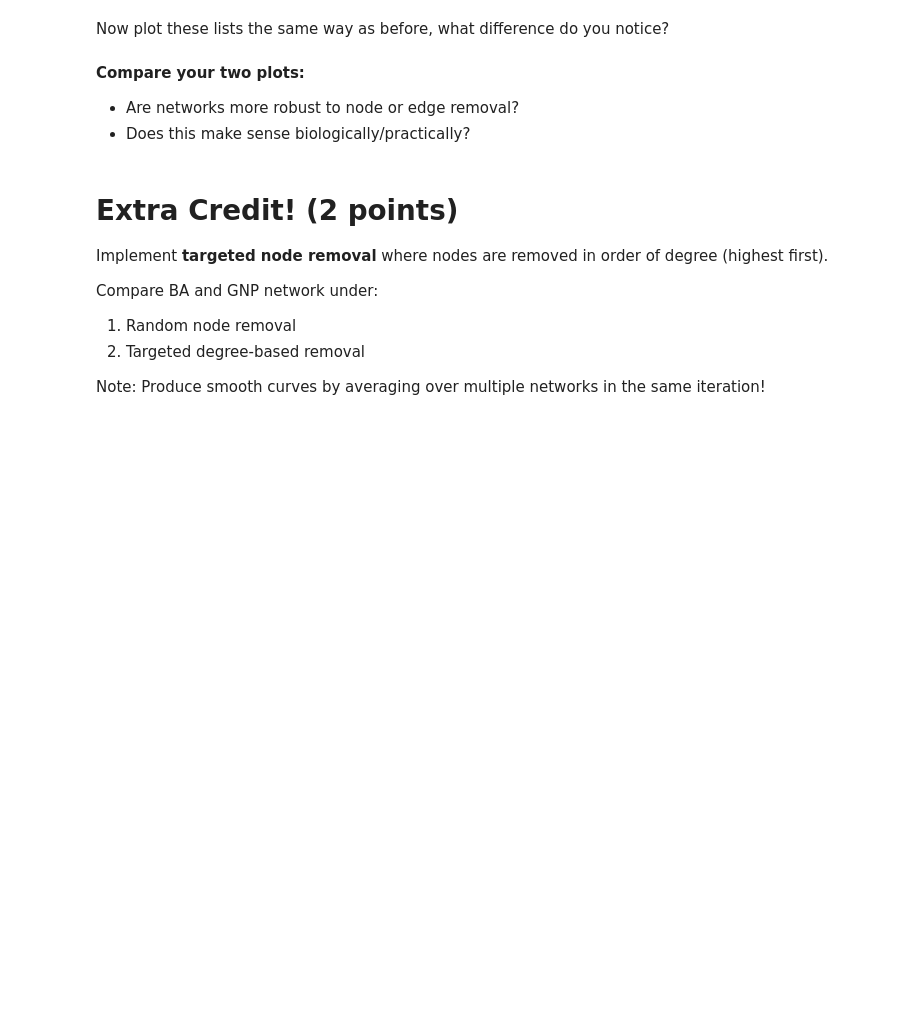
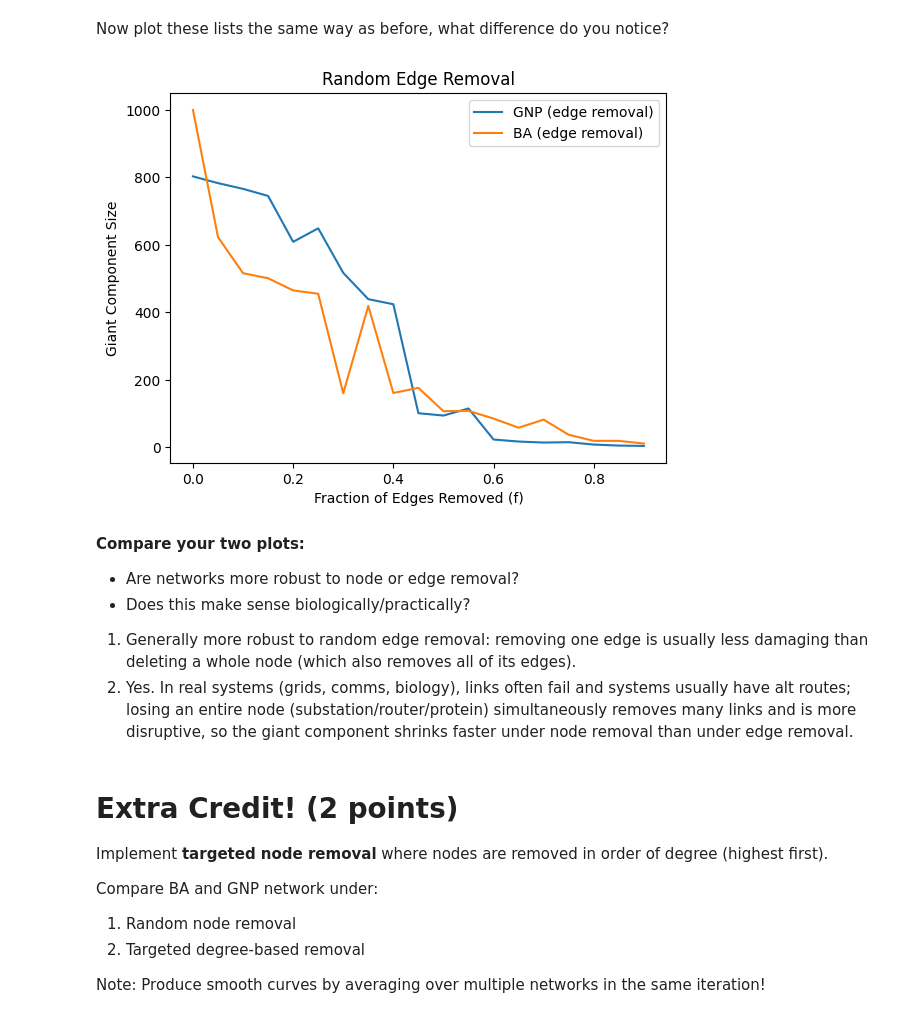
Before and after one commit to rahulsunilkumar/BIOL4559homework, a Jupyter notebook: lab/lab-07.ipynb, the cells around one changed output. Saved outputs shown, nothing was run; the diff lists cells and outputs as text; code cells hidden in the pictures; blank space fills up the shorter version.

```diff
--- a/lab/lab-07.ipynb
+++ b/lab/lab-07.ipynb
@@ -225,16 +257,54 @@ G.remove_edges_from(np.array(G.edges)[edges_to_remove])
 
 Everything else stays the same as node removal, try and adapt your above code to remove the edges and store the largest component in respective lists for both `G_gnp` and `G_ba`.
 # %%
-# TODO: Write your code here
+
+ls_gnp_edge = []
+ls_ba_edge  = []
+
+for f in f_grid:
+    # --- GNP ---
+    G_gnp = nx.gnp_random_graph(n, p)
+    num_e_remove = int(f * G_gnp.number_of_edges())
+
+    # This is the same as what is given above, just a little cleaner.
+    edge_arr = np.array(list(G_gnp.edges()))
+    idx = np.random.choice(len(edge_arr), replace=False, size=num_e_remove)
+    G_gnp.remove_edges_from(edge_arr[idx])
+
+    scc_sizes = [len(cc) for cc in nx.connected_components(G_gnp)]
+    ls_gnp_edge.append(max(scc_sizes) if scc_sizes else 0)
+
+    # --- BA ---
+    G_ba = nx.barabasi_albert_graph(n, m)
+    num_e_remove = int(f * G_ba.number_of_edges())
+
+    edge_arr = np.array(list(G_ba.edges()))
+    idx = np.random.choice(len(edge_arr), replace=False, size=num_e_remove)
+    G_ba.remove_edges_from(edge_arr[idx])
+
+    scc_sizes = [len(cc) for cc in nx.connected_components(G_ba)]
+    ls_ba_edge.append(max(scc_sizes) if scc_sizes else 0)
 # %% [markdown]
 Now plot these lists the same way as before, what difference do you notice?
 # %%
-# TODO: Write your code here
+plt.plot(f_grid, ls_gnp_edge, label='GNP (edge removal)')
+plt.plot(f_grid, ls_ba_edge,  label='BA (edge removal)')
+
+plt.xlabel('Fraction of Edges Removed (f)')
+plt.ylabel('Giant Component Size')
+plt.title('Random Edge Removal')
+plt.legend()
+plt.show()
+# %% [output]
+[figure, added]
 # %% [markdown]
 **Compare your two plots:**
 
 * Are networks more robust to node or edge removal?
 * Does this make sense biologically/practically?
+
+1. Generally more robust to random edge removal: removing one edge is usually less damaging than deleting a whole node (which also removes all of its edges).
+2. Yes. In real systems (grids, comms, biology), links often fail and systems usually have alt routes; losing an entire node (substation/router/protein) simultaneously removes many links and is more disruptive, so the giant component shrinks faster under node removal than under edge removal.
 # %% [markdown]
 # Extra Credit! (2 points)
 
```
Also changed, not shown: parts of 10 cells of this notebook, 1 other file.
